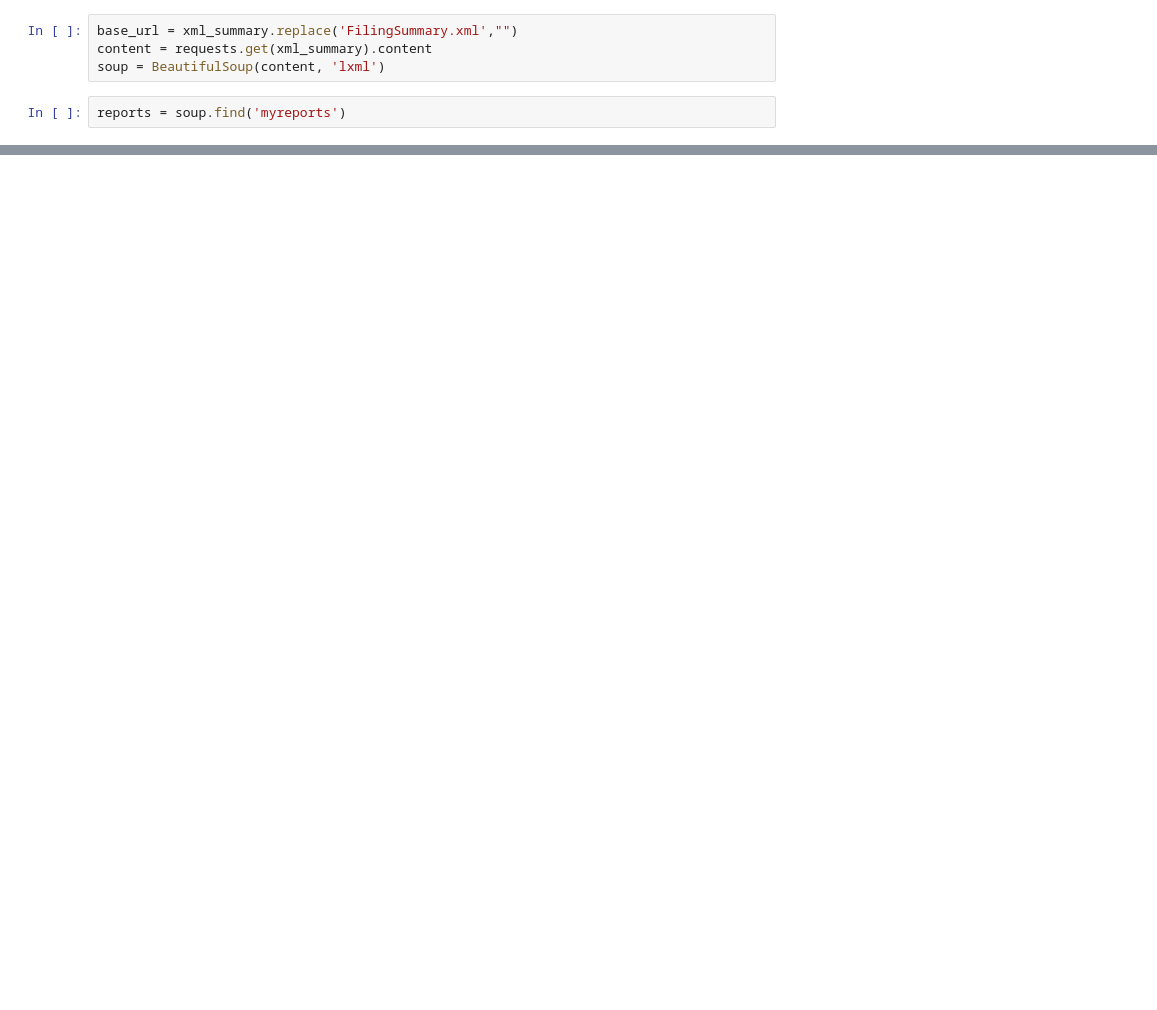
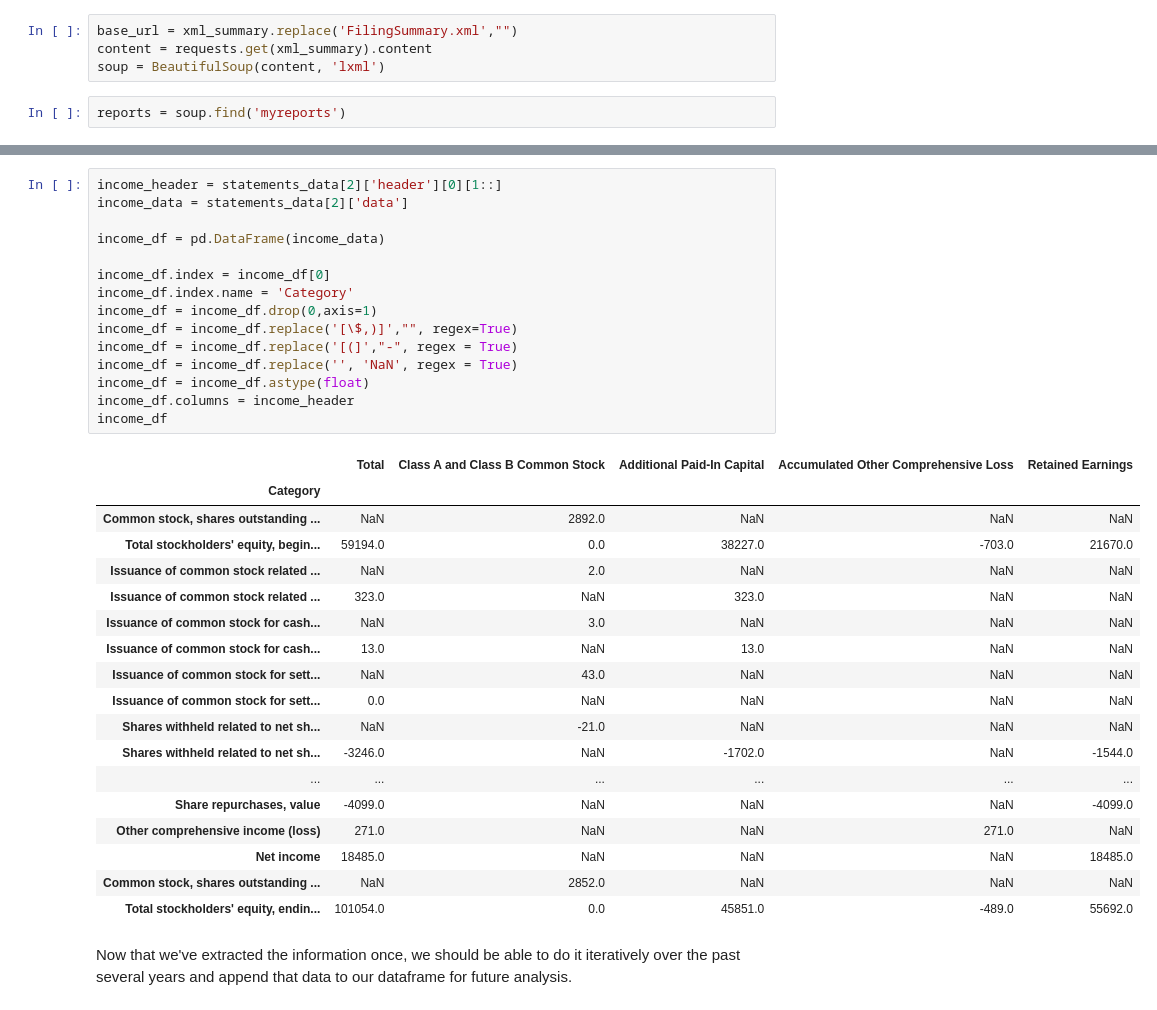
Before and after one commit to MichaelHotaling/DSC-Classes, a Jupyter notebook: DSC540/Finals/DSC540 Final.ipynb, the cells around one changed output, grey strips where cells are left out. Drawn from its saved outputs; the diff is of its cells as text; blank space fills up the shorter version.

```diff
--- a/DSC540/Finals/DSC540 Final.ipynb
+++ b/DSC540/Finals/DSC540 Final.ipynb
@@ -245,0 +392,36 @@ income_df
+# %%
+income_header = statements_data[2]['header'][0][1::]
+income_data = statements_data[2]['data']
+
+income_df = pd.DataFrame(income_data)
+
+income_df.index = income_df[0]
+income_df.index.name = 'Category'
+income_df = income_df.drop(0,axis=1)
+income_df = income_df.replace('[\$,)]',"", regex=True)
+income_df = income_df.replace('[(]',"-", regex = True)
+income_df = income_df.replace('', 'NaN', regex = True)
+income_df = income_df.astype(float)
+income_df.columns = income_header
+income_df
+# %% [output]
+|  | Total | Class A and Class B Common Stock | Additional Paid-In Capital | Accumulated Other Comprehensive Loss | Retained Earnings |
+| Category |  |  |  |  |  |
+| Common stock, shares outstanding ... | NaN | 2892.0 | NaN | NaN | NaN |
+| Total stockholders' equity, begin... | 59194.0 | 0.0 | 38227.0 | -703.0 | 21670.0 |
+| Issuance of common stock related ... | NaN | 2.0 | NaN | NaN | NaN |
+| Issuance of common stock related ... | 323.0 | NaN | 323.0 | NaN | NaN |
+| Issuance of common stock for cash... | NaN | 3.0 | NaN | NaN | NaN |
+| Issuance of common stock for cash... | 13.0 | NaN | 13.0 | NaN | NaN |
+| Issuance of common stock for sett... | NaN | 43.0 | NaN | NaN | NaN |
+| Issuance of common stock for sett... | 0.0 | NaN | NaN | NaN | NaN |
+| Shares withheld related to net sh... | NaN | -21.0 | NaN | NaN | NaN |
+| Shares withheld related to net sh... | -3246.0 | NaN | -1702.0 | NaN | -1544.0 |
+| ... | ... | ... | ... | ... | ... |
+| Share repurchases, value | -4099.0 | NaN | NaN | NaN | -4099.0 |
+| Other comprehensive income (loss) | 271.0 | NaN | NaN | 271.0 | NaN |
+| Net income | 18485.0 | NaN | NaN | NaN | 18485.0 |
+| Common stock, shares outstanding ... | NaN | 2852.0 | NaN | NaN | NaN |
+| Total stockholders' equity, endin... | 101054.0 | 0.0 | 45851.0 | -489.0 | 55692.0 |
+# %% [markdown]
+Now that we've extracted the information once, we should be able to do it iteratively over the past several years and append that data to our dataframe for future analysis.
```
Also changed, not shown: parts of 34 cells of this notebook.
